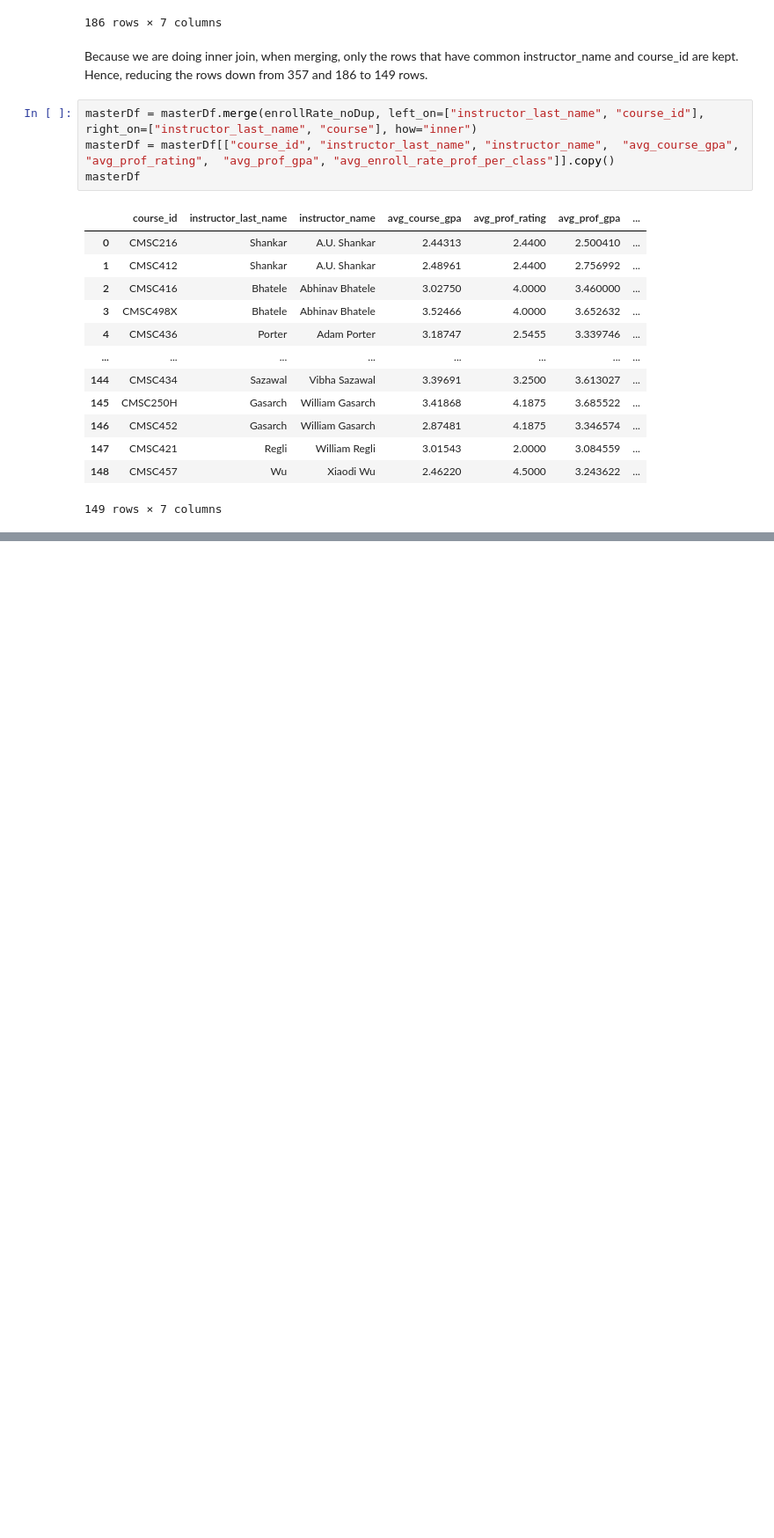
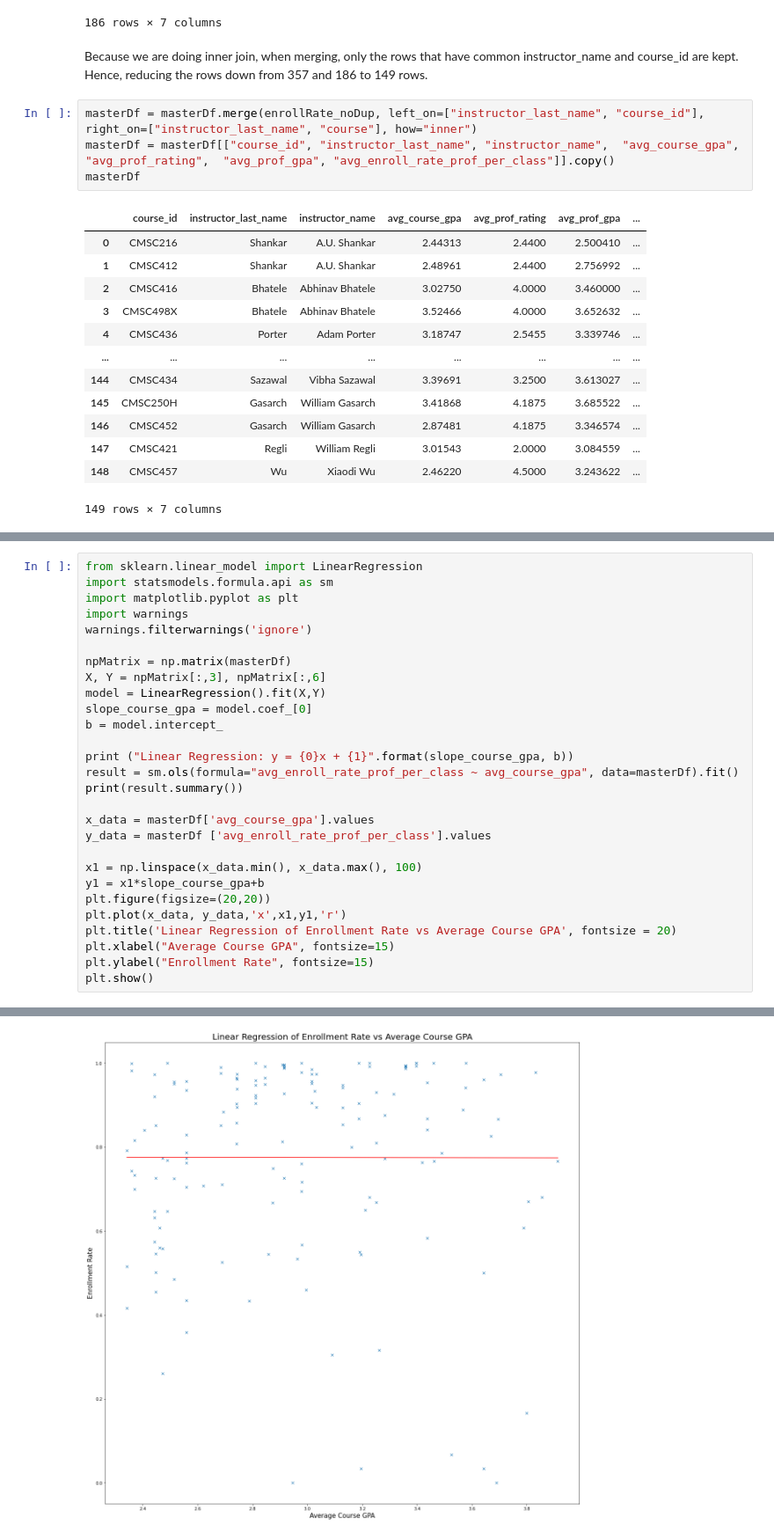
Before and after one commit to WesJD/cmsc320-final, a Jupyter notebook: project.ipynb, the cells around one changed output, grey strips where cells are left out. Shown: that part at 88% size. Saved outputs shown, nothing was run; the diff lists cells and outputs as text; blank space fills up the shorter version.

```diff
--- a/project.ipynb
+++ b/project.ipynb
@@ -668,0 +679,29 @@ masterDf
+# %%
+from sklearn.linear_model import LinearRegression
+import statsmodels.formula.api as sm
+import matplotlib.pyplot as plt
+import warnings
+warnings.filterwarnings('ignore')
+
+npMatrix = np.matrix(masterDf)
+X, Y = npMatrix[:,3], npMatrix[:,6]
+model = LinearRegression().fit(X,Y)
+slope_course_gpa = model.coef_[0]
+b = model.intercept_
+
+print ("Linear Regression: y = {0}x + {1}".format(slope_course_gpa, b))
+result = sm.ols(formula="avg_enroll_rate_prof_per_class ~ avg_course_gpa", data=masterDf).fit()
+print(result.summary())
+
+x_data = masterDf['avg_course_gpa'].values
+y_data = masterDf ['avg_enroll_rate_prof_per_class'].values
+
+x1 = np.linspace(x_data.min(), x_data.max(), 100)
+y1 = x1*slope_course_gpa+b
+plt.figure(figsize=(20,20))
+plt.plot(x_data, y_data,'x',x1,y1,'r')
+plt.title('Linear Regression of Enrollment Rate vs Average Course GPA', fontsize = 20)
+plt.xlabel("Average Course GPA", fontsize=15)
+plt.ylabel("Enrollment Rate", fontsize=15)
+plt.show()
+# %% [output]
@@ -668,0 +725 @@ masterDf
+[figure, added]
```
Also changed, not shown: parts of 11 cells of this notebook, 1 other file.
